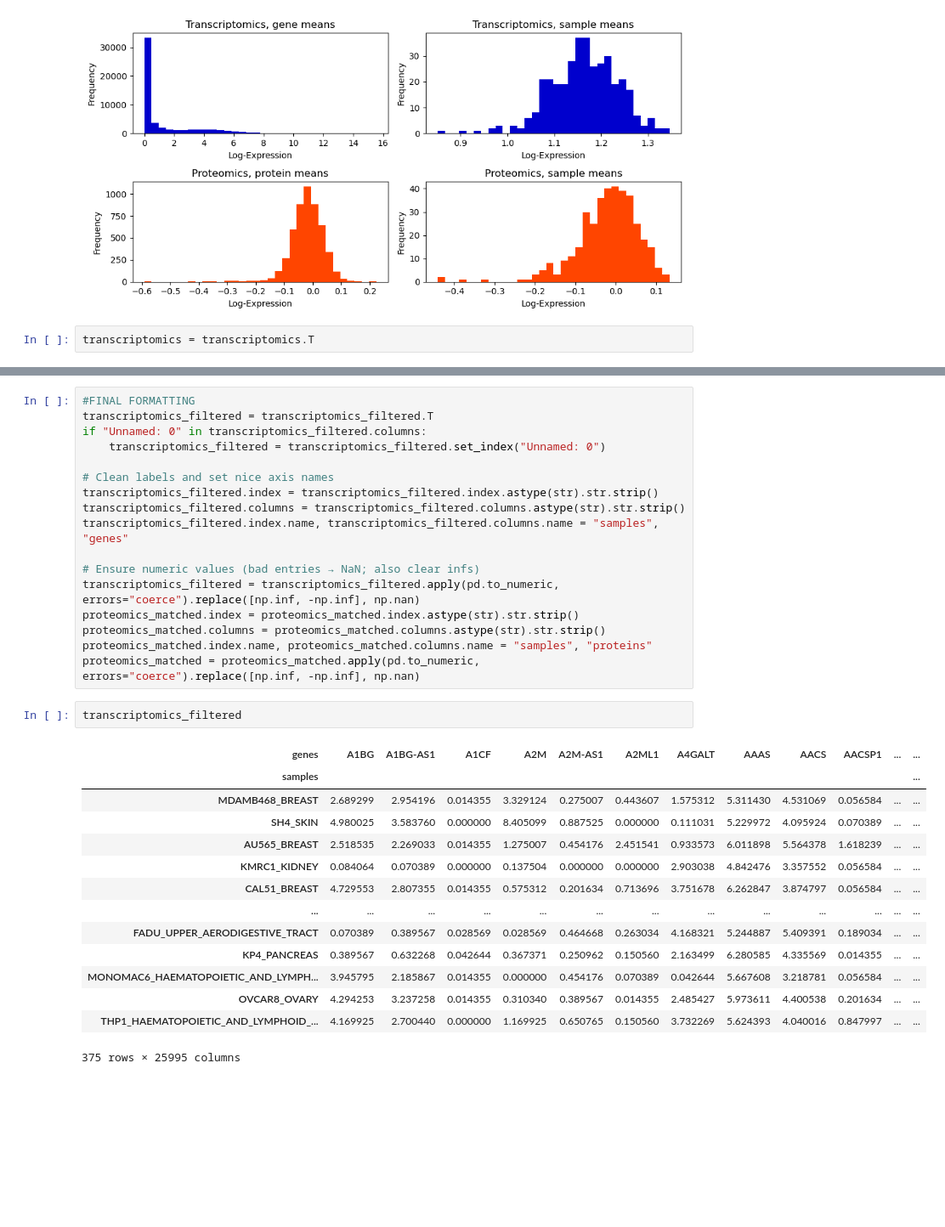
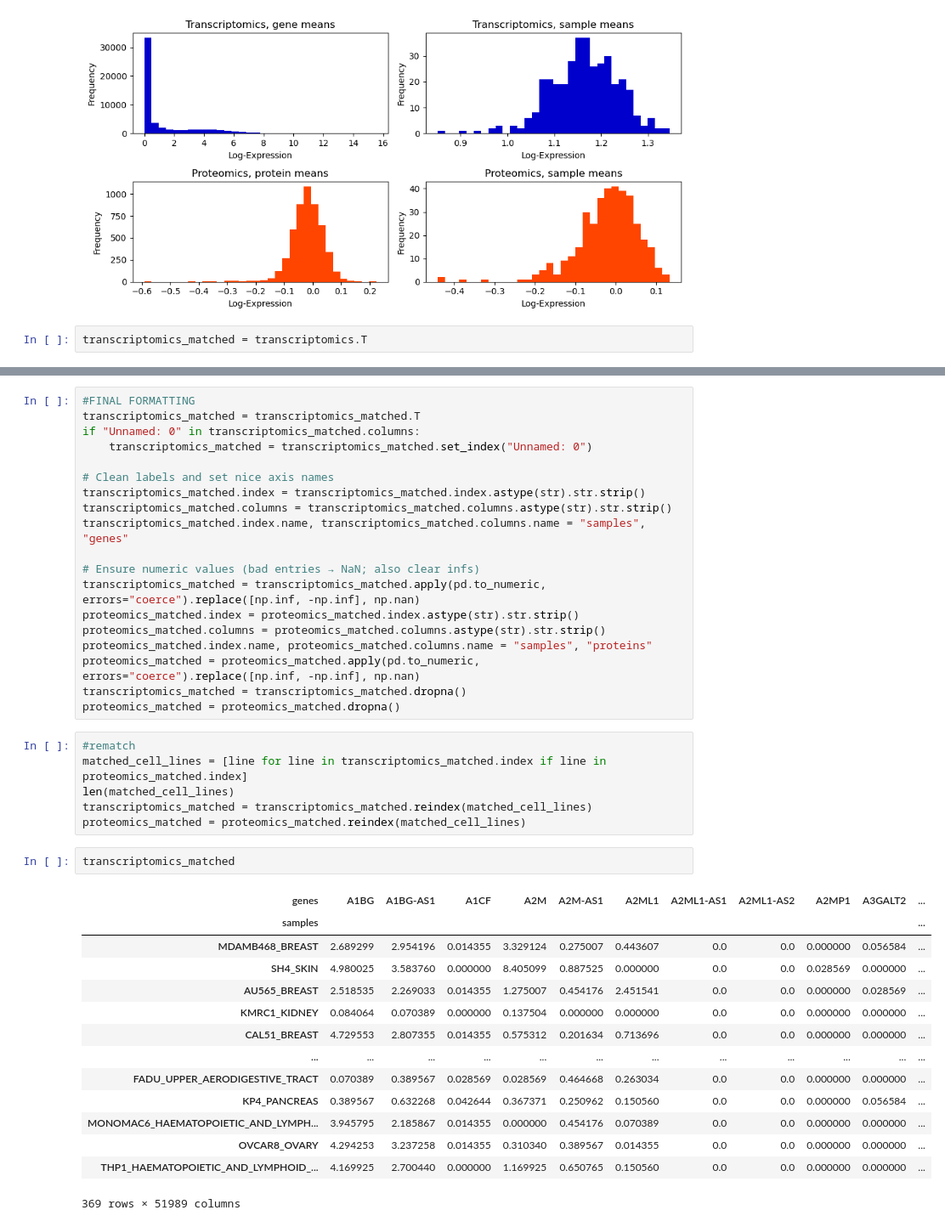
Before and after one commit to flaviocaroli/Cancer-Protein-RNA-research, a Jupyter notebook: elasticNet/correlations/notebooks/filtering/pre-processing.ipynb, the cells around one changed output, grey strips where cells are left out. Shown at 85% size. Cells and saved outputs as stored; diff of their text form; blank space fills up the shorter version.

```diff
--- a/elasticNet/correlations/notebooks/filtering/pre-processing.ipynb
+++ b/elasticNet/correlations/notebooks/filtering/pre-processing.ipynb
@@ -373,4 +371,4 @@ plt.show()
 # %% [output]
 [figure]
 # %%
-transcriptomics = transcriptomics.T
+transcriptomics_matched = transcriptomics.T
@@ -418,37 +375,45 @@ plt.show()
 # %%
 #FINAL FORMATTING
-transcriptomics_filtered = transcriptomics_filtered.T
-if "Unnamed: 0" in transcriptomics_filtered.columns:
-    transcriptomics_filtered = transcriptomics_filtered.set_index("Unnamed: 0")
+transcriptomics_matched = transcriptomics_matched.T
+if "Unnamed: 0" in transcriptomics_matched.columns:
+    transcriptomics_matched = transcriptomics_matched.set_index("Unnamed: 0")
 
 # Clean labels and set nice axis names
-transcriptomics_filtered.index = transcriptomics_filtered.index.astype(str).str.strip()
-transcriptomics_filtered.columns = transcriptomics_filtered.columns.astype(str).str.strip()
-transcriptomics_filtered.index.name, transcriptomics_filtered.columns.name = "samples", "genes"
+transcriptomics_matched.index = transcriptomics_matched.index.astype(str).str.strip()
+transcriptomics_matched.columns = transcriptomics_matched.columns.astype(str).str.strip()
+transcriptomics_matched.index.name, transcriptomics_matched.columns.name = "samples", "genes"
 
 # Ensure numeric values (bad entries → NaN; also clear infs)
-transcriptomics_filtered = transcriptomics_filtered.apply(pd.to_numeric, errors="coerce").replace([np.inf, -np.inf], np.nan)
+transcriptomics_matched = transcriptomics_matched.apply(pd.to_numeric, errors="coerce").replace([np.inf, -np.inf], np.nan)
 proteomics_matched.index = proteomics_matched.index.astype(str).str.strip()
 proteomics_matched.columns = proteomics_matched.columns.astype(str).str.strip()
 proteomics_matched.index.name, proteomics_matched.columns.name = "samples", "proteins"
 proteomics_matched = proteomics_matched.apply(pd.to_numeric, errors="coerce").replace([np.inf, -np.inf], np.nan)
+transcriptomics_matched = transcriptomics_matched.dropna()
+proteomics_matched = proteomics_matched.dropna()
-# %%
-transcriptomics_filtered
-# %% [output]
-| genes | A1BG | A1BG-AS1 | A1CF | A2M | A2M-AS1 | A2ML1 | A4GALT | AAAS | AACS | AACSP1 | ... | ... |
-| samples |  |  |  |  |  |  |  |  |  |  |  | ... |
-| MDAMB468_BREAST | 2.689299 | 2.954196 | 0.014355 | 3.329124 | 0.275007 | 0.443607 | 1.575312 | 5.311430 | 4.531069 | 0.056584 | ... | ... |
-| SH4_SKIN | 4.980025 | 3.583760 | 0.000000 | 8.405099 | 0.887525 | 0.000000 | 0.111031 | 5.229972 | 4.095924 | 0.070389 | ... | ... |
-| AU565_BREAST | 2.518535 | 2.269033 | 0.014355 | 1.275007 | 0.454176 | 2.451541 | 0.933573 | 6.011898 | 5.564378 | 1.618239 | ... | ... |
-| KMRC1_KIDNEY | 0.084064 | 0.070389 | 0.000000 | 0.137504 | 0.000000 | 0.000000 | 2.903038 | 4.842476 | 3.357552 | 0.056584 | ... | ... |
-| CAL51_BREAST | 4.729553 | 2.807355 | 0.014355 | 0.575312 | 0.201634 | 0.713696 | 3.751678 | 6.262847 | 3.874797 | 0.056584 | ... | ... |
-| ... | ... | ... | ... | ... | ... | ... | ... | ... | ... | ... | ... | ... |
-| FADU_UPPER_AERODIGESTIVE_TRACT | 0.070389 | 0.389567 | 0.028569 | 0.028569 | 0.464668 | 0.263034 | 4.168321 | 5.244887 | 5.409391 | 0.189034 | ... | ... |
-| KP4_PANCREAS | 0.389567 | 0.632268 | 0.042644 | 0.367371 | 0.250962 | 0.150560 | 2.163499 | 6.280585 | 4.335569 | 0.014355 | ... | ... |
-| MONOMAC6_HAEMATOPOIETIC_AND_LYMPH... | 3.945795 | 2.185867 | 0.014355 | 0.000000 | 0.454176 | 0.070389 | 0.042644 | 5.667608 | 3.218781 | 0.056584 | ... | ... |
-| OVCAR8_OVARY | 4.294253 | 3.237258 | 0.014355 | 0.310340 | 0.389567 | 0.014355 | 2.485427 | 5.973611 | 4.400538 | 0.201634 | ... | ... |
-| THP1_HAEMATOPOIETIC_AND_LYMPHOID_... | 4.169925 | 2.700440 | 0.000000 | 1.169925 | 0.650765 | 0.150560 | 3.732269 | 5.624393 | 4.040016 | 0.847997 | ... | ... |
-375 rows × 25995 columns
+# %%
+#rematch
+matched_cell_lines = [line for line in transcriptomics_matched.index if line in proteomics_matched.index]
+len(matched_cell_lines)
+transcriptomics_matched = transcriptomics_matched.reindex(matched_cell_lines)
+proteomics_matched = proteomics_matched.reindex(matched_cell_lines)
+# %%
+transcriptomics_matched
+# %% [output]
+| genes | A1BG | A1BG-AS1 | A1CF | A2M | A2M-AS1 | A2ML1 | A2ML1-AS1 | A2ML1-AS2 | A2MP1 | A3GALT2 | ... |
+| samples |  |  |  |  |  |  |  |  |  |  | ... |
+| MDAMB468_BREAST | 2.689299 | 2.954196 | 0.014355 | 3.329124 | 0.275007 | 0.443607 | 0.0 | 0.0 | 0.000000 | 0.056584 | ... |
+| SH4_SKIN | 4.980025 | 3.583760 | 0.000000 | 8.405099 | 0.887525 | 0.000000 | 0.0 | 0.0 | 0.028569 | 0.000000 | ... |
+| AU565_BREAST | 2.518535 | 2.269033 | 0.014355 | 1.275007 | 0.454176 | 2.451541 | 0.0 | 0.0 | 0.000000 | 0.028569 | ... |
+| KMRC1_KIDNEY | 0.084064 | 0.070389 | 0.000000 | 0.137504 | 0.000000 | 0.000000 | 0.0 | 0.0 | 0.000000 | 0.000000 | ... |
+| CAL51_BREAST | 4.729553 | 2.807355 | 0.014355 | 0.575312 | 0.201634 | 0.713696 | 0.0 | 0.0 | 0.000000 | 0.000000 | ... |
+| ... | ... | ... | ... | ... | ... | ... | ... | ... | ... | ... | ... |
+| FADU_UPPER_AERODIGESTIVE_TRACT | 0.070389 | 0.389567 | 0.028569 | 0.028569 | 0.464668 | 0.263034 | 0.0 | 0.0 | 0.000000 | 0.000000 | ... |
+| KP4_PANCREAS | 0.389567 | 0.632268 | 0.042644 | 0.367371 | 0.250962 | 0.150560 | 0.0 | 0.0 | 0.000000 | 0.056584 | ... |
+| MONOMAC6_HAEMATOPOIETIC_AND_LYMPH... | 3.945795 | 2.185867 | 0.014355 | 0.000000 | 0.454176 | 0.070389 | 0.0 | 0.0 | 0.000000 | 0.000000 | ... |
+| OVCAR8_OVARY | 4.294253 | 3.237258 | 0.014355 | 0.310340 | 0.389567 | 0.014355 | 0.0 | 0.0 | 0.000000 | 0.000000 | ... |
+| THP1_HAEMATOPOIETIC_AND_LYMPHOID_... | 4.169925 | 2.700440 | 0.000000 | 1.169925 | 0.650765 | 0.150560 | 0.0 | 0.0 | 0.000000 | 0.000000 | ... |
+369 rows × 51989 columns
 # %%
 proteomics_matched
 # %% [output]
```
Also changed, not shown: parts of 12 cells of this notebook, 1 other file.
